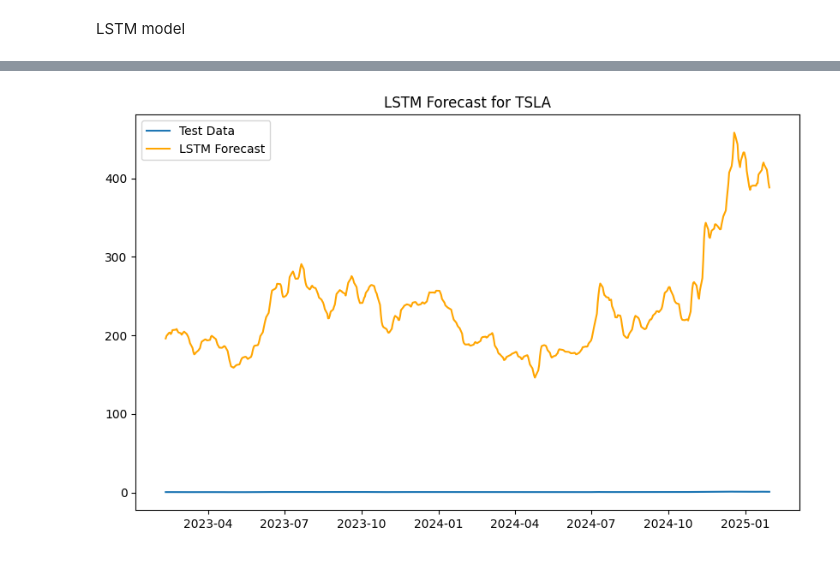
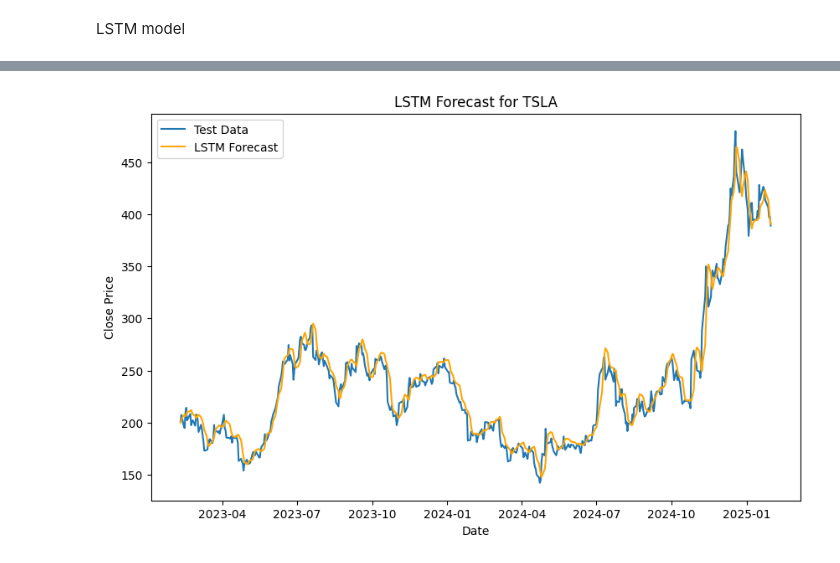
Before and after one commit to Yayerad/GMF-Investments-W11, a Jupyter notebook: notebooks/time-series forcasting.ipynb, the cells around one changed output, grey strips where cells are left out. Saved outputs shown, nothing was run; the diff lists cells and outputs as text; code cells hidden in the pictures.

Commit message:
time series forcast finalized

```diff
--- a/notebooks/time-series forcasting.ipynb
+++ b/notebooks/time-series forcasting.ipynb
@@ -98,52 +218,79 @@ plt.show()
 # %% [markdown]
 LSTM model
 # %%
+import matplotlib.pyplot as plt
+import yfinance as yf
+import pandas as pd
 from tensorflow.keras.models import Sequential
 from tensorflow.keras.layers import LSTM, Dense
 from sklearn.preprocessing import MinMaxScaler
+from sklearn.model_selection import train_test_split
 import numpy as np
 
-# Prepare the data
-scaler = MinMaxScaler(feature_range=(0, 1))
-scaled_data = scaler.fit_transform(data['TSLA']['Close'].values.reshape(-1, 1))
+# Step 1: Define Assets
+assets = ['TSLA', 'BND', 'SPY']
 
-# Create the dataset for LSTM (using 60 previous days to predict the next day)
-def create_dataset(data, time_step=60):
-    X, y = [], []
-    for i in range(len(data) - time_step - 1):
-        X.append(data[i:(i + time_step), 0])
-        y.append(data[i + time_step, 0])
-    return np.array(X), np.array(y)
+# Step 2: Fetch Data
+data = {asset: yf.download(asset, start="2015-01-01", end="2025-01-31") for asset in assets}
 
-X, y = create_dataset(scaled_data)
+# Step 3: Process Data and Fit LSTM Models
+for asset in assets:
+    print(f"\nProcessing {asset}...")
 
-# Split into training and testing sets
-X_train, X_test, y_train, y_test = train_test_split(X, y, test_size=0.2, shuffle=False)
+    # Prepare the data
+    scaler = MinMaxScaler(feature_range=(0, 1))
+    scaled_data = scaler.fit_transform(data[asset]['Close'].values.reshape(-1, 1))
 
-# Reshape input to be [samples, time steps, features]
-X_train = X_train.reshape(X_train.shape[0], X_train.shape[1], 1)
-X_test = X_test.reshape(X_test.shape[0], X_test.shape[1], 1)
+    # Create the dataset for LSTM (using 60 previous days to predict the next day)
+    def create_dataset(data, time_step=60):
+        X, y = [], []
+        for i in range(len(data) - time_step - 1):
+            X.append(data[i:(i + time_step), 0])
+            y.append(data[i + time_step, 0])
+        return np.array(X), np.array(y)
 
-# Build the LSTM model
-model = Sequential()
-model.add(LSTM(units=50, return_sequences=True, input_shape=(X_train.shape[1], 1)))
-model.add(LSTM(units=50, return_sequences=False))
-model.add(Dense(units=1))
+    X, y = create_dataset(scaled_data)
 
-model.compile(optimizer='adam', loss='mean_squared_error')
+    # Split into training and testing sets
+    X_train, X_test, y_train, y_test = train_test_split(X, y, test_size=0.2, shuffle=False)
 
-# Train the model
-model.fit(X_train, y_train, epochs=20, batch_size=32)
+    # Reshape input to be [samples, time steps, features]
+    X_train = X_train.reshape(X_train.shape[0], X_train.shape[1], 1)
+    X_test = X_test.reshape(X_test.shape[0], X_test.shape[1], 1)
 
-# Forecasting
-lstm_forecast = model.predict(X_test)
-lstm_forecast = scaler.inverse_transform(lstm_forecast)
+    # Build the LSTM model
+    model = Sequential()
+    model.add(LSTM(units=50, return_sequences=True, input_shape=(X_train.shape[1], 1)))
+    model.add(LSTM(units=50, return_sequences=False))
+    model.add(Dense(units=1))
 
-# Plot the results
-plt.figure(figsize=(10,6))
-plt.plot(data['TSLA'].index[-len(y_test):], y_test, label='Test Data')
-plt.plot(data['TSLA'].index[-len(lstm_forecast):], lstm_forecast, label='LSTM Forecast', color='orange')
-plt.title('LSTM Forecast for TSLA')
-plt.legend()
-plt.show()
+    model.compile(optimizer='adam', loss='mean_squared_error')
+
+    # Train the model
+    model.fit(X_train, y_train, epochs=20, batch_size=32, verbose=1)
+
+    # Forecasting
+    lstm_forecast = model.predict(X_test)
+    lstm_forecast = scaler.inverse_transform(lstm_forecast.reshape(-1, 1))
+
+    # Calculate Evaluation Metrics
+    y_test_actual = scaler.inverse_transform(y_test.reshape(-1, 1))
+    mae = mean_absolute_error(y_test_actual, lstm_forecast)
+    rmse = np.sqrt(mean_squared_error(y_test_actual, lstm_forecast))
+    mape = np.mean(np.abs((y_test_actual - lstm_forecast) / y_test_actual)) * 100
+
+    print(f"LSTM Model Metrics for {asset}:")
+    print(f"MAE: {mae:.2f}")
+    print(f"RMSE: {rmse:.2f}")
+    print(f"MAPE: {mape:.2f}%")
+
+    # Plot Results
+    plt.figure(figsize=(10, 6))
+    plt.plot(data[asset].index[-len(y_test_actual):], y_test_actual, label='Test Data')
+    plt.plot(data[asset].index[-len(lstm_forecast):], lstm_forecast, label='LSTM Forecast', color='orange')
+    plt.title(f'LSTM Forecast for {asset}')
+    plt.xlabel('Date')
+    plt.ylabel('Close Price')
+    plt.legend()
+    plt.show()
 # %% [output]
@@ -167 +317 @@ Epoch 20/20
-[figure, old version]
+[figure, new version]
```
Also changed, not shown: parts of 9 cells of this notebook.
